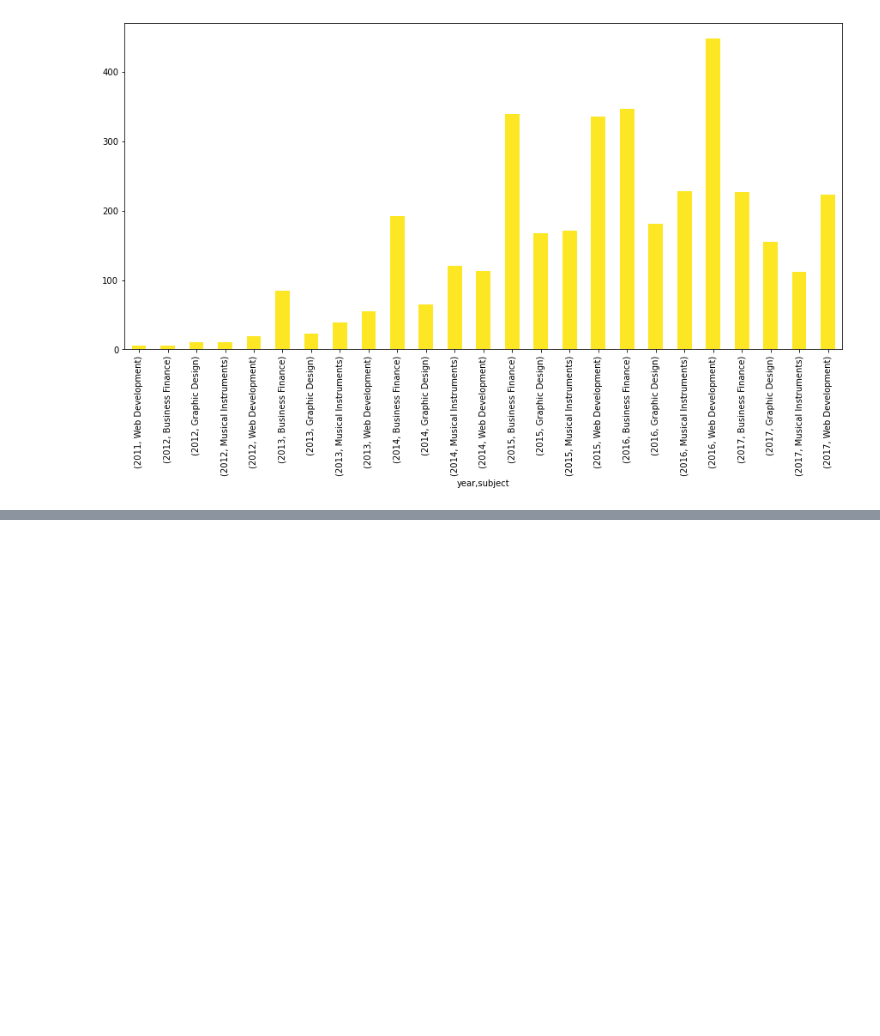
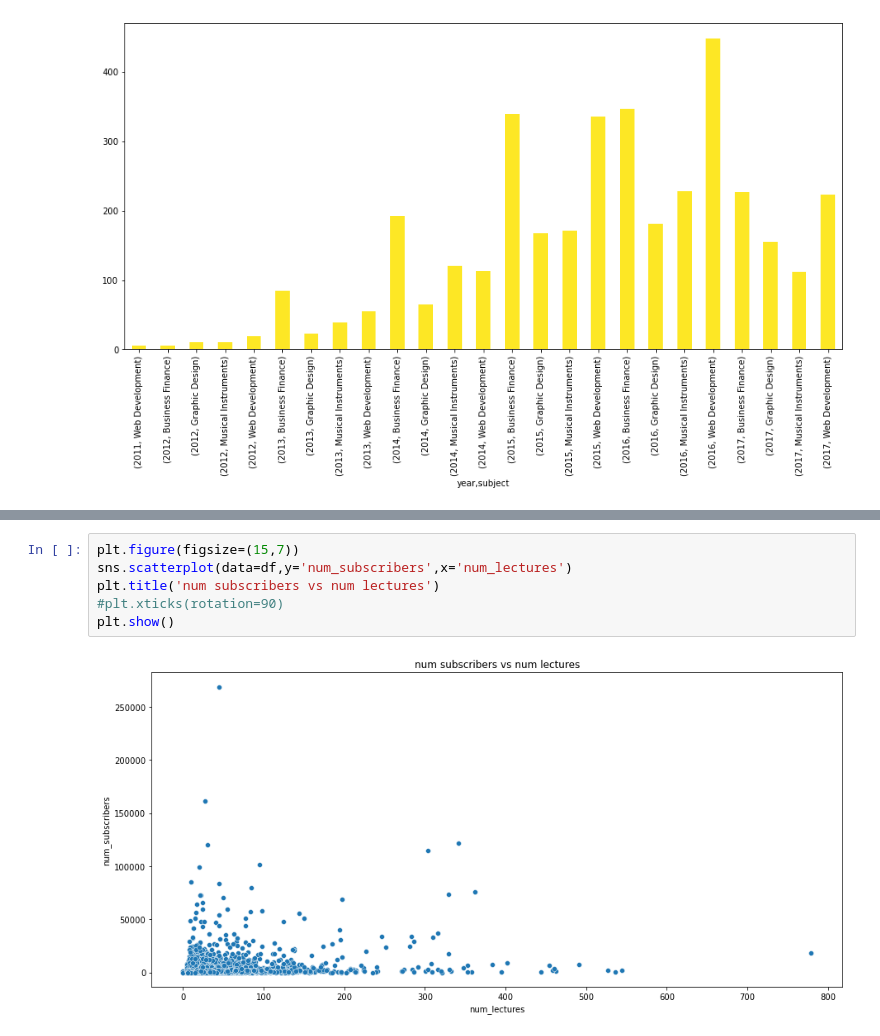
Before and after one commit to mikemoore26/udemy-analysis-, a Jupyter notebook: Udemy analysis.ipynb, the cells around one changed output, grey strips where cells are left out. Saved outputs shown, nothing was run; the diff lists cells and outputs as text; blank space fills up the shorter version.

```diff
--- a/Udemy analysis.ipynb
+++ b/Udemy analysis.ipynb
@@ -357,0 +474,8 @@ data.groupby(['year','subject'])['course_id'].count().plot.bar(figsize=(15,7),cm
+# %%
+plt.figure(figsize=(15,7))
+sns.scatterplot(data=df,y='num_subscribers',x='num_lectures')
+plt.title('num subscribers vs num lectures')
+#plt.xticks(rotation=90)
+plt.show()
+# %% [output]
+[figure, added]
```
Also changed, not shown: parts of 29 cells of this notebook.
